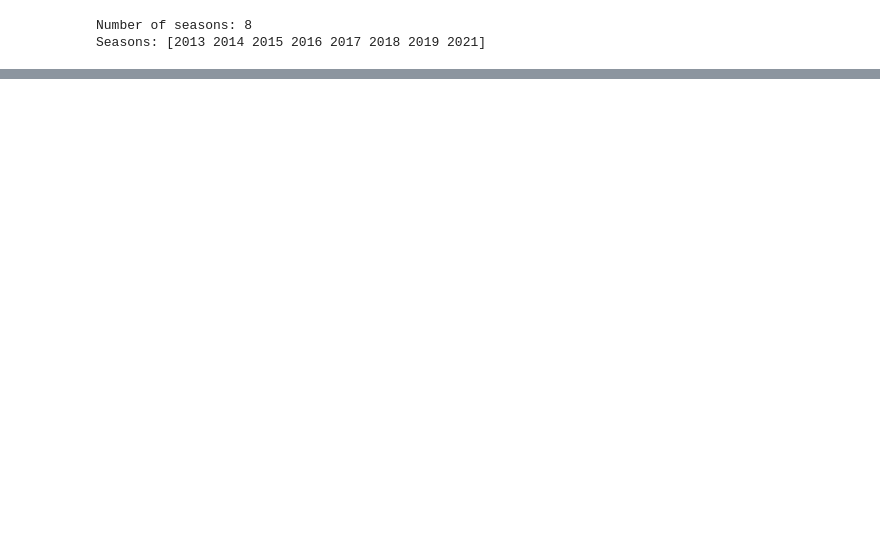
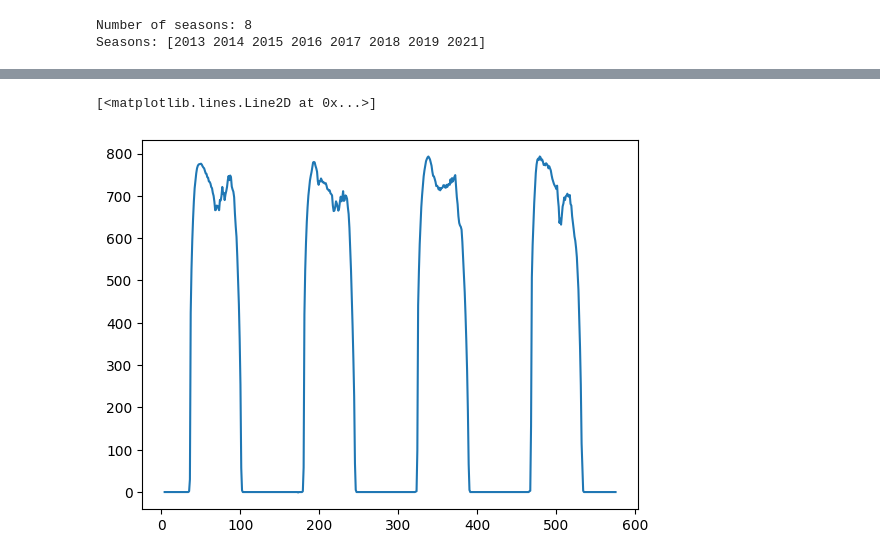
Before and after one commit to Claudio-zb/RL_WEF_MS, a Jupyter notebook: calan_dataset.ipynb, the cells around one changed output, grey strips where cells are left out. Saved outputs shown, nothing was run; the diff lists cells and outputs as text; code cells hidden in the pictures; blank space fills up the shorter version.

```diff
--- a/calan_dataset.ipynb
+++ b/calan_dataset.ipynb
@@ -69,0 +127,5 @@ len(df), len(df_sept_to_jan)
+# %%
+plt.plot(rad.values)
+# %% [output]
+[<matplotlib.lines.Line2D at 0x...>]
+[figure, added]
```
Also changed, not shown: parts of 19 cells of this notebook, 14 other files.
